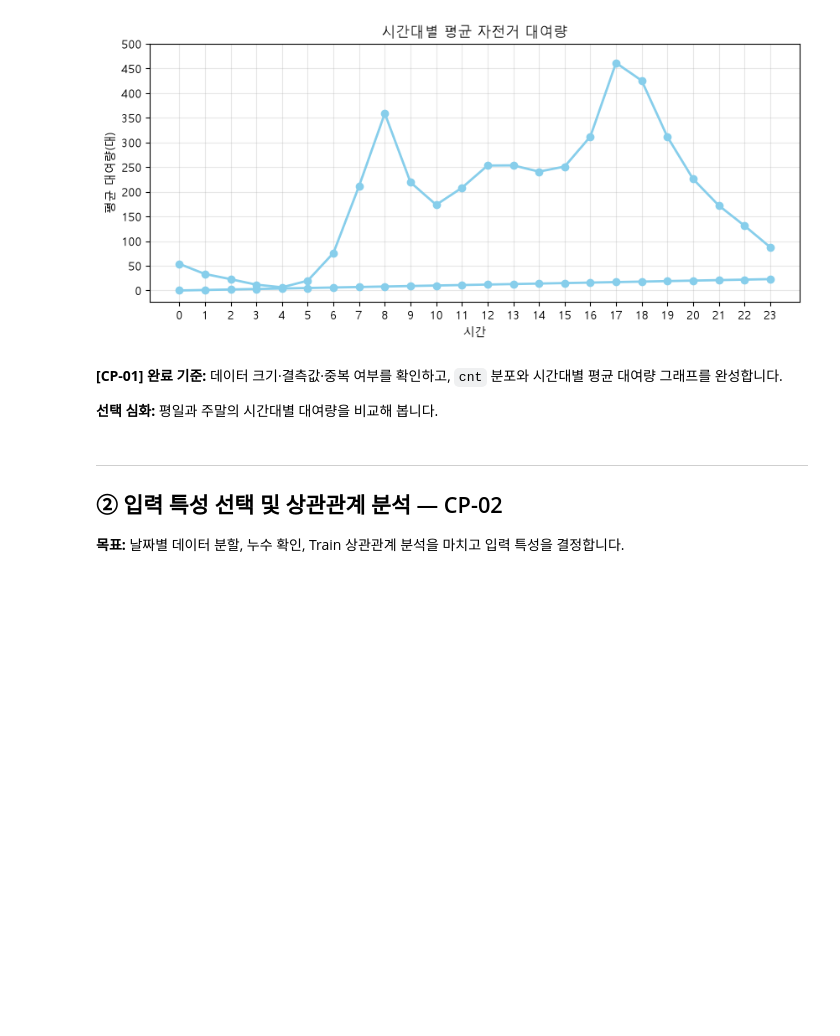
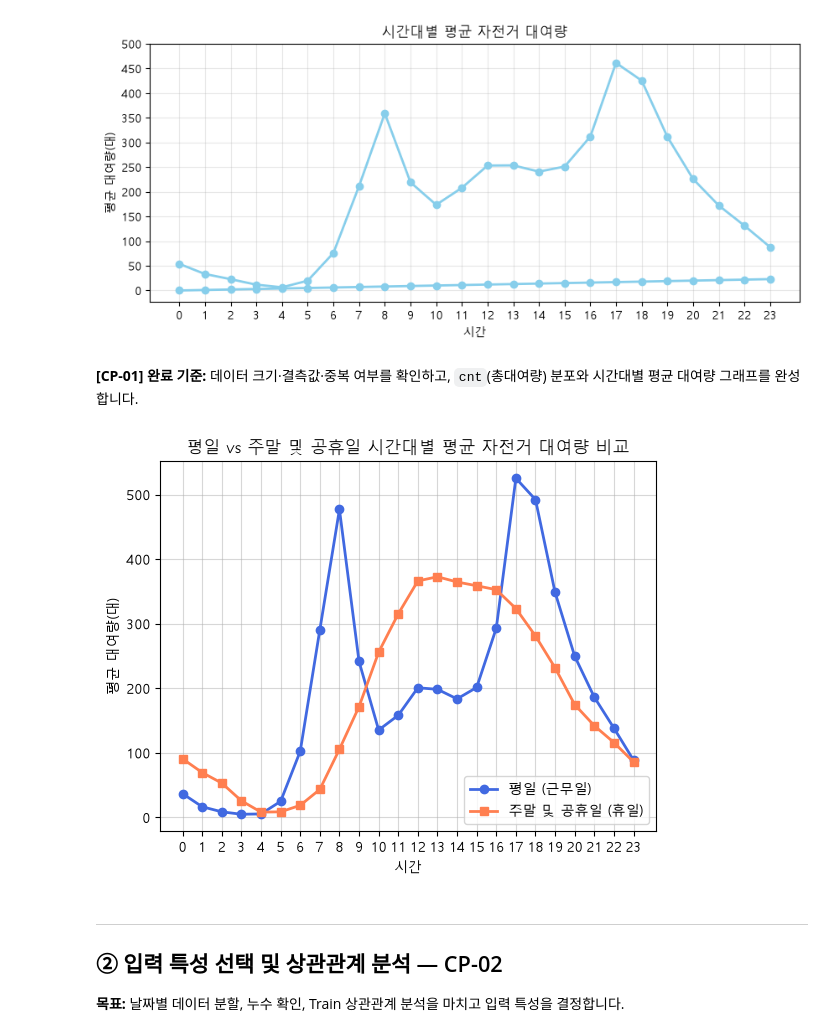
Before and after one commit to iremys/ai-mini-projects, a Jupyter notebook: mini-project-01/code/01_regression_bike_demand.ipynb, the cells around one changed output. Saved outputs shown, nothing was run; the diff lists cells and outputs as text; code cells hidden in the pictures; blank space fills up the shorter version.

```diff
--- a/mini-project-01/code/01_regression_bike_demand.ipynb
+++ b/mini-project-01/code/01_regression_bike_demand.ipynb
@@ -241,9 +241,31 @@ plt.show()
 # %% [output]
 [figure]
 # %% [markdown]
-**[CP-01] 완료 기준:** 데이터 크기·결측값·중복 여부를 확인하고, `cnt` 분포와 시간대별 평균 대여량 그래프를 완성합니다.
-
-**선택 심화:** 평일과 주말의 시간대별 대여량을 비교해 봅니다.
+**[CP-01] 완료 기준:** 데이터 크기·결측값·중복 여부를 확인하고, `cnt`(총대여량) 분포와 시간대별 평균 대여량 그래프를 완성합니다.
+# %%
+# **선택 심화:**
+# 평일과 주말(공휴일 포함)의 시간대별 평균 대여량을 비교해 봅니다.
+# 근무일 여부(workingday) == 1(일하는날)    *0(쉬는날)
+weekday_mean = df[df['근무일여부'] == 1].groupby('시간')['총대여량'].mean()
+weekend_mean = df[df['근무일여부'] == 0].groupby('시간')['총대여량'].mean()
+
+# 평일 그래프
+plt.plot(weekday_mean.index, weekday_mean.values, marker='o', label='평일 (근무일)', color='royalblue', linewidth=2)
+
+# 주말 및 공휴일 그래프
+plt.plot(weekend_mean.index, weekend_mean.values, marker='s', label='주말 및 공휴일 (휴일)', color='coral', linewidth=2)
+
+# 3. 그래프 꾸미기
+plt.xticks(range(0, 24))
+plt.xlabel("시간")
+plt.ylabel("평균 대여량(대)")
+plt.title("평일 vs 주말 및 공휴일 시간대별 평균 자전거 대여량 비교")
+plt.legend()  # 범례 표시
+plt.grid(alpha=0.5) # 격자선 투명도 설정
+
+plt.show()
+# %% [output]
+[figure, added]
 # %% [markdown]
 ---
 ## ② 입력 특성 선택 및 상관관계 분석 — CP-02
```
Also changed, not shown: parts of 1 cell of this notebook.
